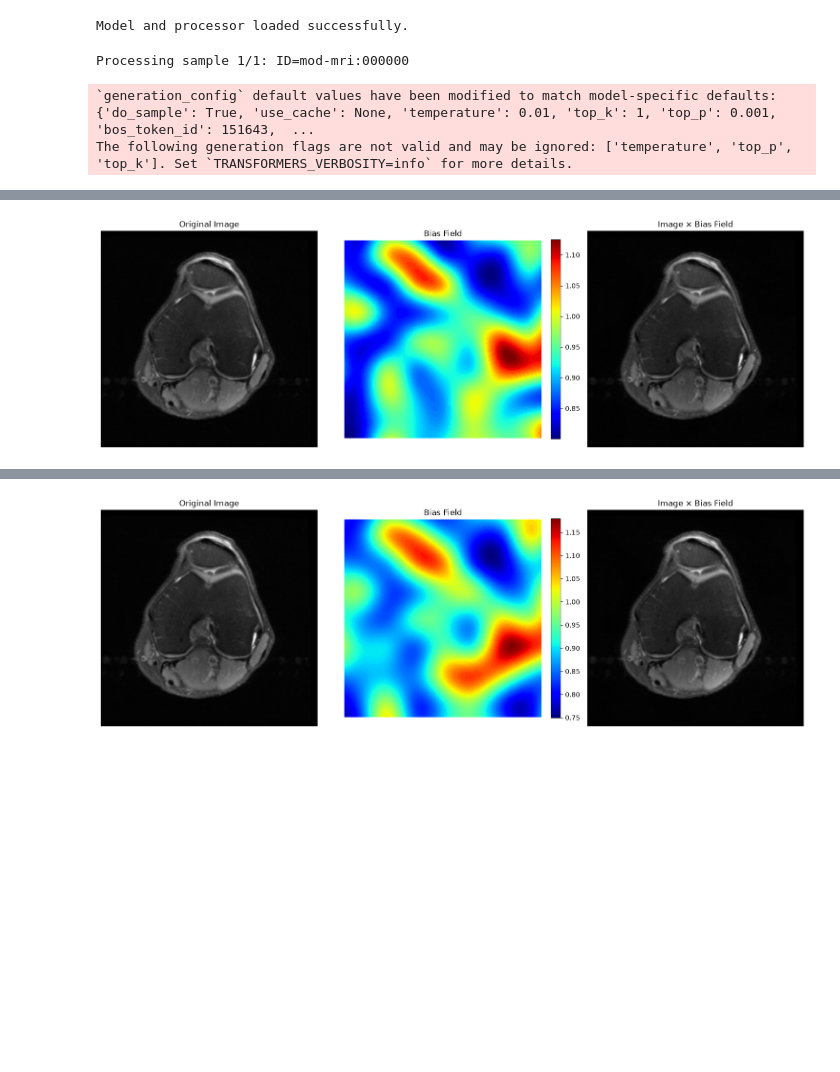
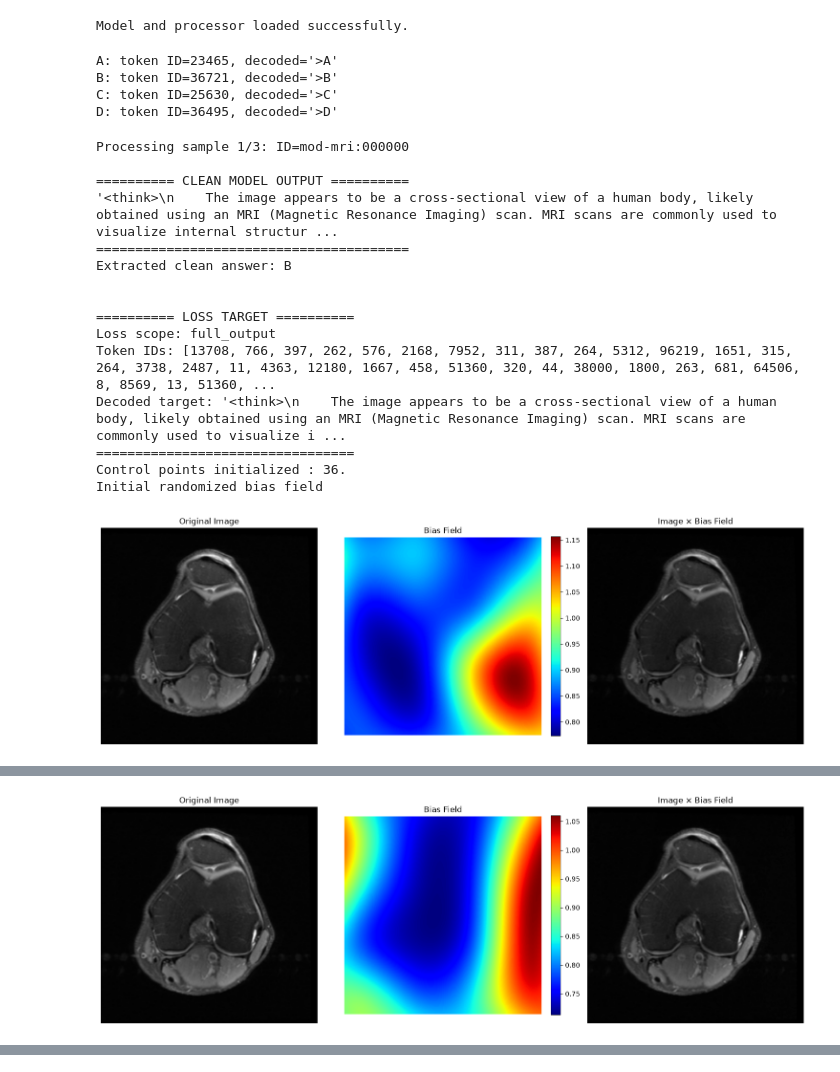
Before and after one commit to TanukiDong/attack-on-medvqa, a Jupyter notebook: src/MedVLM-R1/bf.ipynb, the cells around one changed output, grey strips where cells are left out. Cells and saved outputs as stored; diff of their text form; code cells hidden in the pictures; blank space fills up the shorter version.

Commit message:
bias field v0.3

```diff
--- a/src/MedVLM-R1/bf.ipynb
+++ b/src/MedVLM-R1/bf.ipynb
@@ -26,18 +26,21 @@ from torchmetrics.functional.image import (
 # ---------------------------- Experiment settings ----------------------------
 SEED = 42
 VERBOSE = 2
+ANSWER_LETTERS = ("A", "B", "C", "D")
 
 # Bias field
 EPSILON = 0.3
-CONTROL_POINT_SPACING = (32, 32)
-DOWNSCALE = 2
+CONTROL_POINT_SPACING = (64, 64)
+DOWNSCALE = 4
 INTERPOLATION_ORDER = 3
 SPACE = "log"
 
 # Attack
 NUM_STEPS = 10
 STEP_SIZE = 0.1
-LOSS_TYPE = "cross_entropy"     # Options: "cross_entropy", "kl"
+LOSS_TYPE = "cross_entropy"     # Options: "cross_entropy"
+LOSS_SCOPE = "full_output"      # Options: "full_output", "choice_answer", "vocab_answer"
+TARGETED = False
 
 # Path
 MODEL_PATH = "JZPeterPan/MedVLM-R1"
@@ -81,6 +84,7 @@ attn_implementation = "flash_attention_2" if flash_attn_available else "sdpa"
 print(f"Using attention implementation: {attn_implementation}")
 
 dtype = torch.bfloat16 if cuda_available else torch.float32
+# dtype = torch.float32
 print(f"Using dtype: {dtype}")
 computation_dtype = torch.float32
 
@@ -96,6 +100,7 @@ model.config.use_cache = False
 
 processor = AutoProcessor.from_pretrained(MODEL_PATH)
 image_processor = processor.image_processor
+tokenizer = processor.tokenizer
 
 generation_config = GenerationConfig(
     max_new_tokens=1024,
@@ -406,8 +451,8 @@ def generate_bias_field(image_tensor, control_points=None):
     # Clamp
     bias_field = bias_field.clamp(1.0 - EPSILON, 1.0 + EPSILON)
 
-    # Conversion
-    bias_field = bias_field.to(device=device, dtype=dtype)
+    # # Conversion
+    # bias_field = bias_field.to(device=device, dtype=dtype)
 
     # Expand to other channels if necessary
     if channels > 1:
@@ -711,6 +1109,6 @@ def attack_bf(image, problem, target, num_steps=NUM_STEPS, step_size=STEP_SIZE):
 # %%
 set_seed(SEED)
-
+ANSWER_TOKEN_IDS = extract_answer_token_ids(tokenizer)
 attack_results = []
 
 for sample_index, sample in enumerate(tqdm(mri_samples, desc="MRI VQA tasks")):
@@ -728,11 +1126,17 @@ for sample_index, sample in enumerate(tqdm(mri_samples, desc="MRI VQA tasks")):
     clean_answer = extract_answer(clean_output, tag="answer")
 
 
+    if VERBOSE > 1:
+        print("\n========== CLEAN MODEL OUTPUT ==========")
+        print(repr(clean_output))
+        print("========================================")
+        print(f"Extracted clean answer: {clean_answer}\n")
 
-    print("\n========== CLEAN MODEL OUTPUT ==========")
-    print(repr(clean_output))
-    print("========================================")
-    print(f"Extracted clean answer: {clean_answer}")
+        # check_preprocessing_parity(
+        #     image=image,
+        #     problem=problem,
+        #     target=solution,
+        # )
 
 
 
@@ -741,7 +1145,8 @@ for sample_index, sample in enumerate(tqdm(mri_samples, desc="MRI VQA tasks")):
         image=image,
         problem=problem,
         target=solution,
-        num_steps=100,
+        reference_output=clean_output,
+        num_steps=200,
         step_size=0.05
         )
 
@@ -756,11 +1161,23 @@ for sample_index, sample in enumerate(tqdm(mri_samples, desc="MRI VQA tasks")):
 
 
 
+    if VERBOSE > 1:
+        print("\n======= ADVERSARIAL MODEL OUTPUT =======")
+        print(repr(adversarial_output))
+        print("========================================")
+        print(f"Extracted adversarial answer: {adversarial_answer}\n")
 
-    print("\n======= ADVERSARIAL MODEL OUTPUT =======")
-    print(repr(adversarial_output))
-    print("========================================")
-    print(f"Extracted adversarial answer: {adversarial_answer}")
+    # check_preprocessing_parity(
+    #     image=adversarial_image,
+    #     problem=problem,
+    #     target=solution,
+    # )
+
+    # check_quantized_preprocessing_parity(
+    #     image=adversarial_image,
+    #     problem=problem,
+    #     target=solution,
+    # )
 
 
 
@@ -770,33 +1187,50 @@ for sample_index, sample in enumerate(tqdm(mri_samples, desc="MRI VQA tasks")):
 
     if VERBOSE:
         print(f"Attack successful: {attack_success}")
         if VERBOSE > 1:
             print(f"Problem: {problem}")
             print(f"Solution: {solution}")
             print(f"Model answer (clean): {clean_answer}")
             print(f"Model answer (adversarial): {adversarial_answer}")
             print("Image evaluation metrics after attack:")
             print(f"  MSE: {image_loss['mse']:.6f}")
             print(f"  PSNR: {image_loss['psnr']:.2f} dB")
             print(f"  SSIM: {image_loss['ssim']:.4f}")
             plot_bias_field_result(image, final_bias_field, adversarial_image)
 
 
     attack_results.append({
         "question_id": question_id,
         "correct_answer": solution,
         "adversarial_answer": adversarial_answer,
         "attack_success": attack_success,
         "steps": len(attack_history),
         "loss_history": [step["loss"] for step in attack_history],
         "image_loss": image_loss,
     })
 
 
 print("\nFinished")
 
 attack_results
 # %% [output]
-Processing sample 1/1: ID=mod-mri:000000
+A: token ID=23465, decoded='>A'
+B: token ID=36721, decoded='>B'
+C: token ID=25630, decoded='>C'
+D: token ID=36495, decoded='>D'
-`generation_config` default values have been modified to match model-specific defaults: {'do_sample': True, 'use_cache': None, 'temperature': 0.01, 'top_k': 1, 'top_p': 0.001, 'bos_token_id': 151643,  ...
-The following generation flags are not valid and may be ignored: ['temperature', 'top_p', 'top_k']. Set `TRANSFORMERS_VERBOSITY=info` for more details.
+Processing sample 1/3: ID=mod-mri:000000
+
+========== CLEAN MODEL OUTPUT ==========
+'<think>\n    The image appears to be a cross-sectional view of a human body, likely obtained using an MRI (Magnetic Resonance Imaging) scan. MRI scans are commonly used to visualize internal structur ...
+========================================
+Extracted clean answer: B
+
+
+========== LOSS TARGET ==========
+Loss scope: full_output
+Token IDs: [13708, 766, 397, 262, 576, 2168, 7952, 311, 387, 264, 5312, 96219, 1651, 315, 264, 3738, 2487, 11, 4363, 12180, 1667, 458, 51360, 320, 44, 38000, 1800, 263, 681, 64506, 8, 8569, 13, 51360, ...
+Decoded target: '<think>\n    The image appears to be a cross-sectional view of a human body, likely obtained using an MRI (Magnetic Resonance Imaging) scan. MRI scans are commonly used to visualize i ...
+=================================
+Control points initialized : 36.
+Initial randomized bias field
+[figure, new version]
@@ -814 +1254 @@ Initial randomized bias field
-[figure, old version]
+[figure, new version]
@@ -832 +1269,0 @@ Image evaluation metrics after attack:
-[figure, old version]
```
Also changed, not shown: parts of 10 cells of this notebook.
